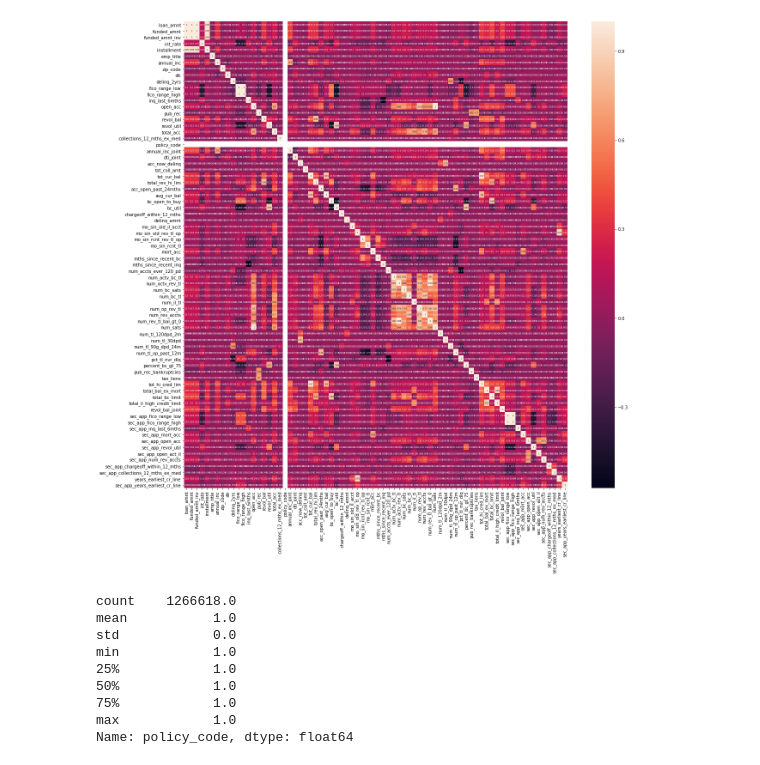
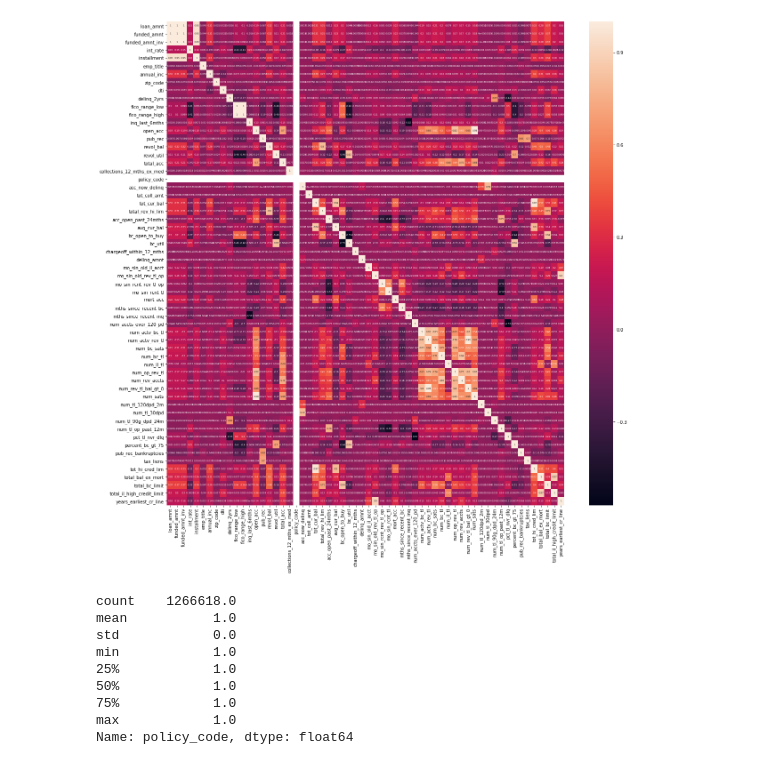
Before and after one commit to moeinsoodavi/Springboard, a Jupyter notebook: Capstone Project 2/Capstone Project 2 - EDA2.ipynb, the cells around one changed output. Saved outputs shown, nothing was run; the diff lists cells and outputs as text; code cells hidden in the pictures.

```diff
--- a/Capstone Project 2/Capstone Project 2 - EDA2.ipynb
+++ b/Capstone Project 2/Capstone Project 2 - EDA2.ipynb
@@ -18,12 +26,24 @@ dtype: int64
+# %%
+#Create list of all numerical features
+numerical_list = df.dtypes[df.dtypes=='float64'].index
+
+# Create a dataframe with columns of numerical_list
+df1 = df.loc[:,numerical_list]
+
+# Fill null values with median
+df1 = df1.apply(lambda x:x.fillna(x.median()),axis=0)
+
+# Update df with columns of df1
+df.update(df1)
 # %%
 # Plot the correlation matrix to find highly correlated numerical features
 plt.figure(figsize=(20,20))
-corr=df.corr()
+corr=df.drop('charged_off',axis=1).corr() # Drop response variable column
 sns.heatmap(corr,annot=True,annot_kws={"size": 5})
-#plt.show()
+#Save plot in a separate file
 mp.savefig('heatmap.png', bbox_inches='tight')
 # %% [output]
-[figure, old version]
+[figure, new version]
 # %%
 # First check the row which is totally white.
 df.loc[:,'policy_code'].describe()
```
Also changed, not shown: parts of 37 cells of this notebook, 8 other files.
